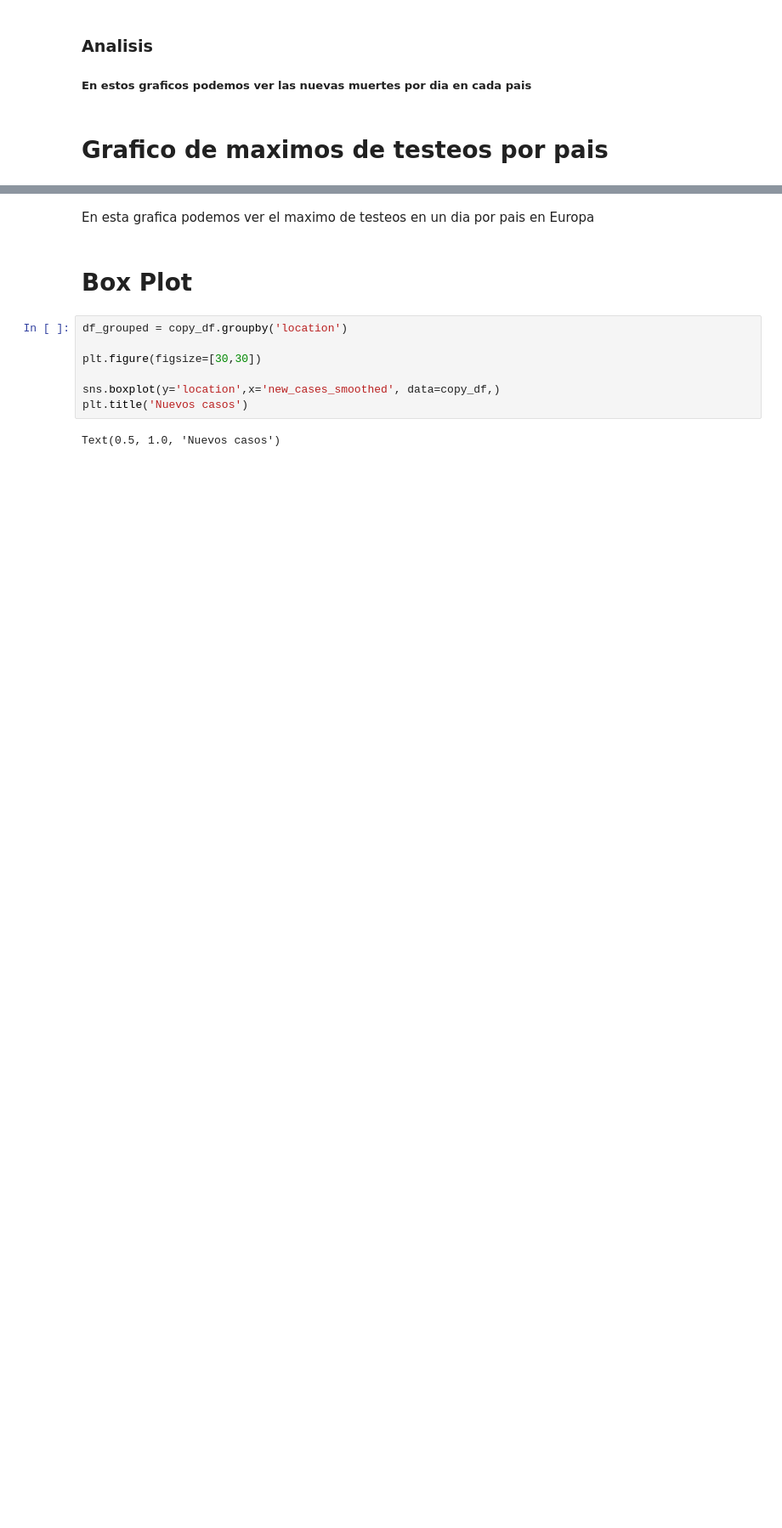
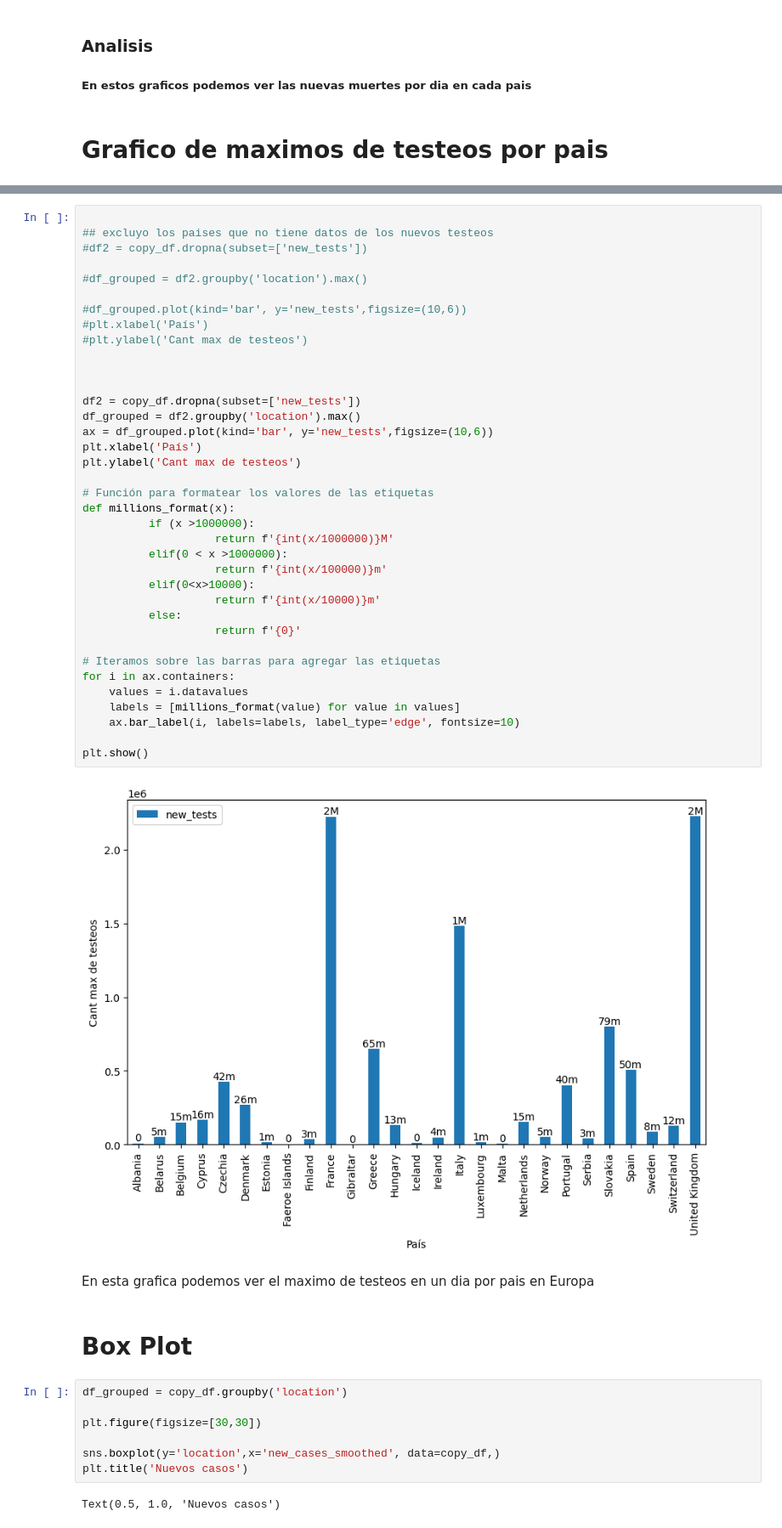
Before and after one commit to Ignacioramirez98/CursoDataScienceCoder, a Jupyter notebook: desafio_9/Data_StoryTelling_Ramirez.ipynb, the cells around one changed output, grey strips where cells are left out. Shown at 85% size. Saved outputs shown, nothing was run; the diff lists cells and outputs as text; blank space fills up the shorter version.

```diff
--- a/desafio_9/Data_StoryTelling_Ramirez.ipynb
+++ b/desafio_9/Data_StoryTelling_Ramirez.ipynb
@@ -225,3 +229,42 @@ plt.show()
+# %%
+
+## excluyo los paises que no tiene datos de los nuevos testeos
+#df2 = copy_df.dropna(subset=['new_tests'])
+
+#df_grouped = df2.groupby('location').max()
+
+#df_grouped.plot(kind='bar', y='new_tests',figsize=(10,6))
+#plt.xlabel('País')
+#plt.ylabel('Cant max de testeos')
+
+
+
+df2 = copy_df.dropna(subset=['new_tests'])
+df_grouped = df2.groupby('location').max()
+ax = df_grouped.plot(kind='bar', y='new_tests',figsize=(10,6))
+plt.xlabel('País')
+plt.ylabel('Cant max de testeos')
+
+# Función para formatear los valores de las etiquetas
+def millions_format(x):
+          if (x >1000000):
+                    return f'{int(x/1000000)}M'
+          elif(0 < x >1000000):
+                    return f'{int(x/100000)}m'
+          elif(0<x>10000):
+                    return f'{int(x/10000)}m'
+          else:
+                    return f'{0}'
+
+# Iteramos sobre las barras para agregar las etiquetas
+for i in ax.containers:
+    values = i.datavalues
+    labels = [millions_format(value) for value in values]
+    ax.bar_label(i, labels=labels, label_type='edge', fontsize=10)
+
+plt.show()
+# %% [output]
+[figure, added]
 # %% [markdown]
 En esta grafica podemos ver el maximo de testeos en un dia por pais en Europa
 # %% [markdown]
```
Also changed, not shown: parts of 8 cells of this notebook.
